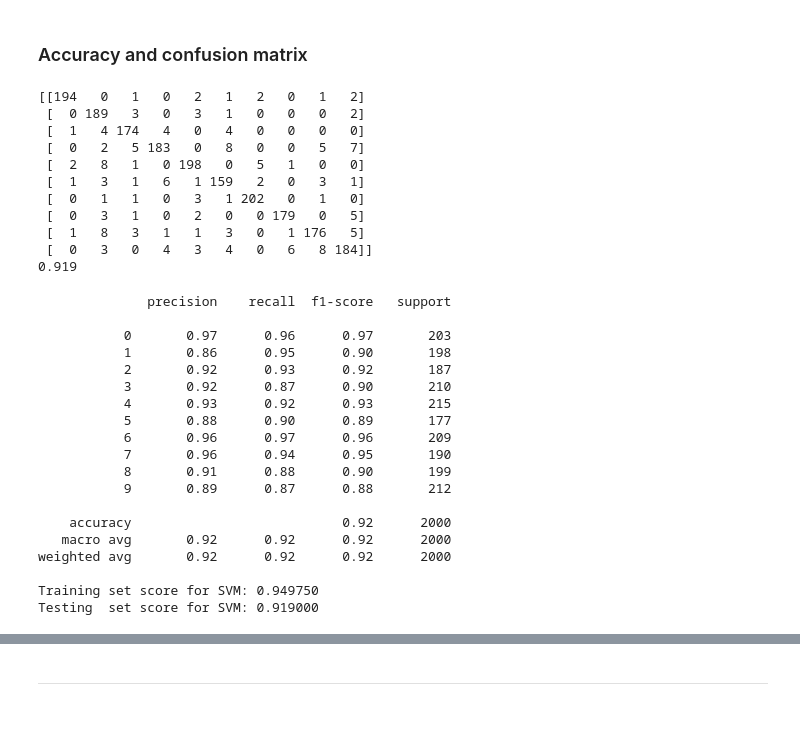
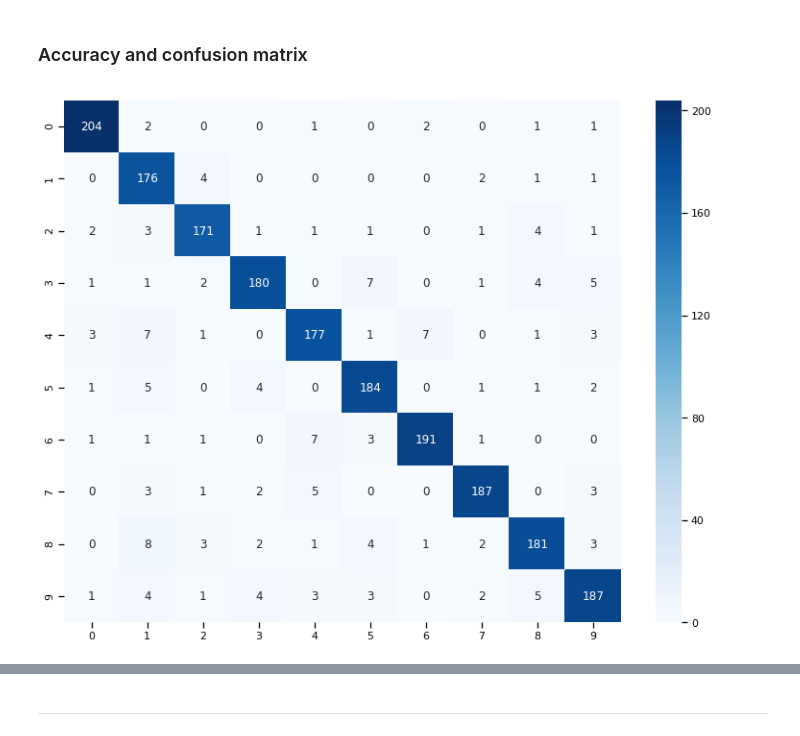
Before and after one commit to blawok/machine-learning-university-projects, a Jupyter notebook: digits/ML1_Classification_MThor_BKowalczuk.ipynb, the cells around one changed output, grey strips where cells are left out. Cells and saved outputs as stored; diff of their text form; code cells hidden in the pictures.

Commit message:
Add SVM visualization and classification report function

```diff
--- a/digits/ML1_Classification_MThor_BKowalczuk.ipynb
+++ b/digits/ML1_Classification_MThor_BKowalczuk.ipynb
@@ -200,10 +200,10 @@ Best Gamma: auto_deprecated
 # %%
-svm_model = SVC(C=10,
-                degree=3, # degree of the polynomial used to find the hyperplane to split the data (used only in "poly")
-                gamma= 0.001, # the higher the gamma value the more it tries to exactly fit the training dataset
-                kernel='rbf',
-                shrinking=True, # reduces number of variables in the training process to speed up computation
-                verbose=False).fit(X_train, y_train)
+svm_model = SVC(C = 8,
+                degree = 3, # degree of the polynomial used to find the hyperplane to split the data (used only in "poly")
+                gamma = 'auto_deprecated', # the higher the gamma value the more it tries to exactly fit the training dataset
+                kernel ='poly',
+                shrinking = True, # reduces number of variables in the training process to speed up computation
+                verbose = False).fit(X_train, y_train)
 
 svm_predictions = svm_model.predict(X_test)
 # %% [markdown]
@@ -214,18 +214,3 @@ accuracy_svm = svm_model.score(X_test, y_test)
 
 # creating a confusion matrix
 cm_svm = confusion_matrix(y_test, svm_predictions)
-# %%
-print(cm_svm)
-print(accuracy_svm)
-# %% [output]
-[[194   0   1   0   2   1   2   0   1   2]
- [  0 189   3   0   3   1   0   0   0   2]
- [  1   4 174   4   0   4   0   0   0   0]
- [  0   2   5 183   0   8   0   0   5   7]
- [  2   8   1   0 198   0   5   1   0   0]
- [  1   3   1   6   1 159   2   0   3   1]
- [  0   1   1   0   3   1 202   0   1   0]
- [  0   3   1   0   2   0   0 179   0   5]
- [  1   8   3   1   1   3   0   1 176   5]
- [  0   3   0   4   3   4   0   6   8 184]]
-0.919
@@ -235,25 +217,7 @@ sns.heatmap(cm, annot=True, ax = ax)
-# %%
-print(classification_report(y_test, svm_predictions))
-
-print("Training set score for SVM: %f" % svm_model.score(X_train , y_train))
-print("Testing  set score for SVM: %f" % svm_model.score(X_test  , y_test ))
-# %% [output]
-              precision    recall  f1-score   support
-
-           0       0.97      0.96      0.97       203
-           1       0.86      0.95      0.90       198
-           2       0.92      0.93      0.92       187
-           3       0.92      0.87      0.90       210
-           4       0.93      0.92      0.93       215
-           5       0.88      0.90      0.89       177
-           6       0.96      0.97      0.96       209
-           7       0.96      0.94      0.95       190
-           8       0.91      0.88      0.90       199
-           9       0.89      0.87      0.88       212
-
-    accuracy                           0.92      2000
-   macro avg       0.92      0.92      0.92      2000
-weighted avg       0.92      0.92      0.92      2000
-
-Training set score for SVM: 0.949750
-Testing  set score for SVM: 0.919000
+# %%
+plt.figure(figsize=(13,10))
+sns.set_context("notebook")
+sns.heatmap(cm_svm, annot = True, fmt="d", cmap="Blues")
+plt.show()
+# %% [output]
+[figure, added]
```
Also changed, not shown: parts of 6 cells of this notebook.
